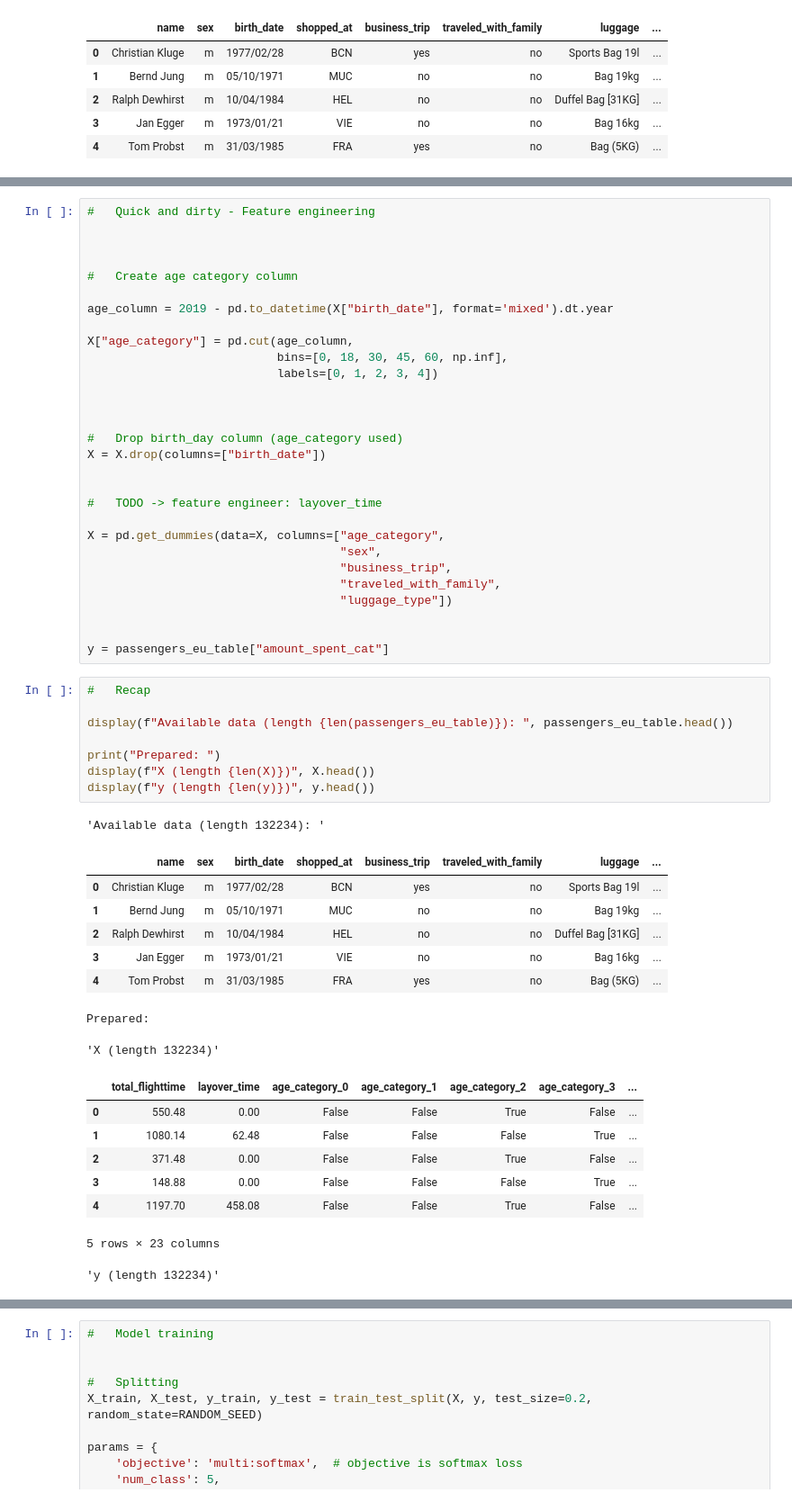
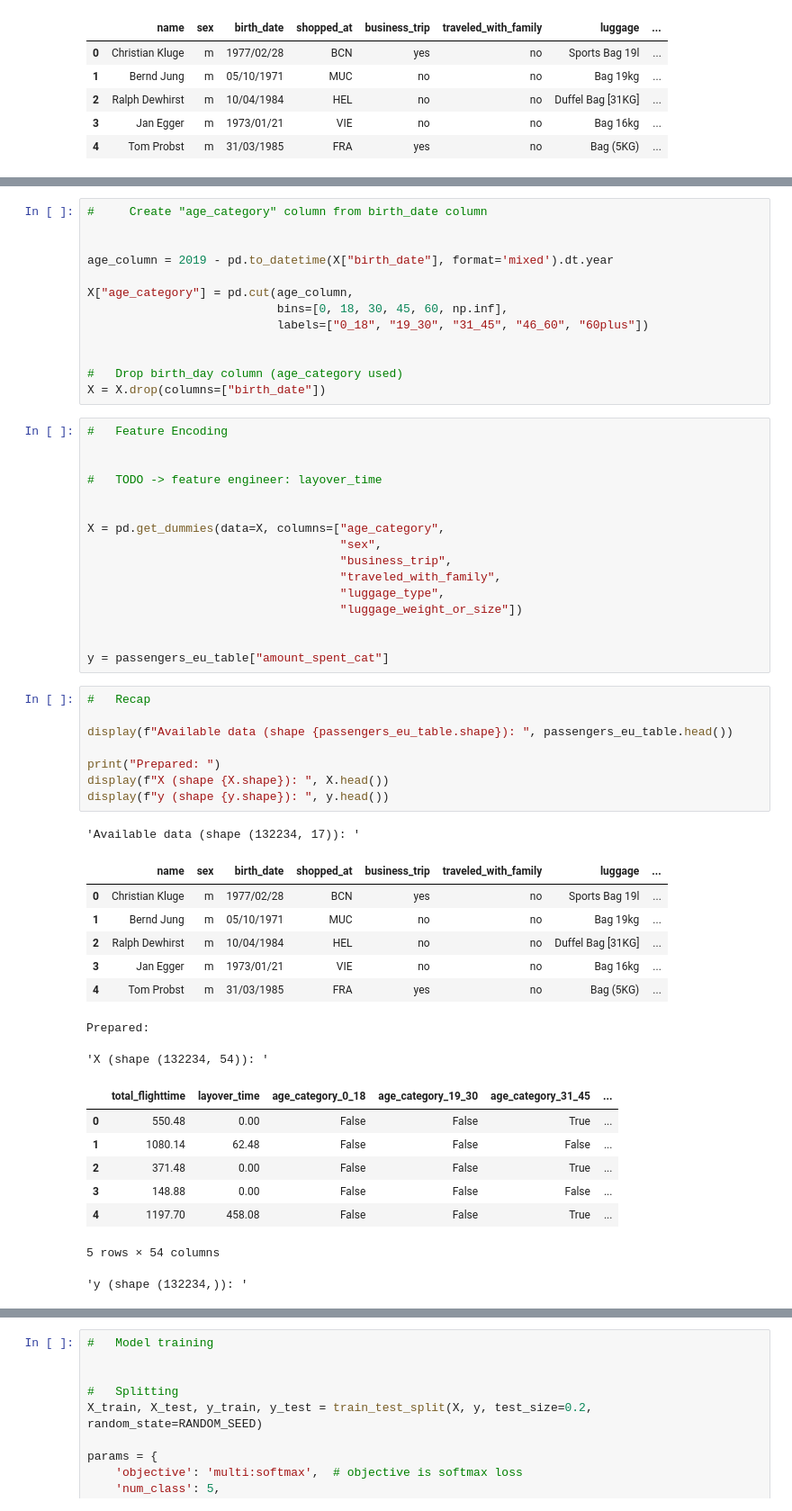
Before and after one commit to lexej/airport-recommendation, a Jupyter notebook: airport_recommenation.ipynb, the cells around one changed output, grey strips where cells are left out. Shown at 90% size. Saved outputs shown, nothing was run; the diff lists cells and outputs as text.

```diff
--- a/airport_recommenation.ipynb
+++ b/airport_recommenation.ipynb
@@ -242,58 +271,58 @@ Name: count, dtype: int64
 # %%
-#   Quick and dirty - Feature engineering
+#     Create "age_category" column from birth_date column
 
-
-
-#   Create age category column
 
 age_column = 2019 - pd.to_datetime(X["birth_date"], format='mixed').dt.year
 
 X["age_category"] = pd.cut(age_column,
                            bins=[0, 18, 30, 45, 60, np.inf],
-                           labels=[0, 1, 2, 3, 4])
-
+                           labels=["0_18", "19_30", "31_45", "46_60", "60plus"])
 
 
 #   Drop birth_day column (age_category used)
 X = X.drop(columns=["birth_date"])
-
-
-#   TODO -> feature engineer: layover_time
-
-X = pd.get_dummies(data=X, columns=["age_category",
-                                    "sex",
-                                    "business_trip",
-                                    "traveled_with_family",
-                                    "luggage_type"])
-
-
-y = passengers_eu_table["amount_spent_cat"]
+# %%
+#   Feature Encoding
+
+
+#   TODO -> feature engineer: layover_time
+
+
+X = pd.get_dummies(data=X, columns=["age_category",
+                                    "sex",
+                                    "business_trip",
+                                    "traveled_with_family",
+                                    "luggage_type",
+                                    "luggage_weight_or_size"])
+
+
+y = passengers_eu_table["amount_spent_cat"]
 # %%
 #   Recap
 
-display(f"Available data (length {len(passengers_eu_table)}): ", passengers_eu_table.head())
+display(f"Available data (shape {passengers_eu_table.shape}): ", passengers_eu_table.head())
 
 print("Prepared: ")
-display(f"X (length {len(X)})", X.head())
-display(f"y (length {len(y)})", y.head())
+display(f"X (shape {X.shape}): ", X.head())
+display(f"y (shape {y.shape}): ", y.head())
 # %% [output]
-'Available data (length 132234): '
+'Available data (shape (132234, 17)): '
 |  | name | sex | birth_date | shopped_at | business_trip | traveled_with_family | luggage | ... |
 | 0 | Christian Kluge | m | 1977/02/28 | BCN | yes | no | Sports Bag 19l | ... |
 | 1 | Bernd Jung | m | 05/10/1971 | MUC | no | no | Bag 19kg | ... |
 | 2 | Ralph Dewhirst | m | 10/04/1984 | HEL | no | no | Duffel Bag [31KG] | ... |
 | 3 | Jan Egger | m | 1973/01/21 | VIE | no | no | Bag 16kg | ... |
 | 4 | Tom Probst | m | 31/03/1985 | FRA | yes | no | Bag (5KG) | ... |
 Prepared:
-'X (length 132234)'
+'X (shape (132234, 54)): '
-|  | total_flighttime | layover_time | age_category_0 | age_category_1 | age_category_2 | age_category_3 | ... |
-| 0 | 550.48 | 0.00 | False | False | True | False | ... |
-| 1 | 1080.14 | 62.48 | False | False | False | True | ... |
-| 2 | 371.48 | 0.00 | False | False | True | False | ... |
-| 3 | 148.88 | 0.00 | False | False | False | True | ... |
-| 4 | 1197.70 | 458.08 | False | False | True | False | ... |
+|  | total_flighttime | layover_time | age_category_0_18 | age_category_19_30 | age_category_31_45 | ... |
+| 0 | 550.48 | 0.00 | False | False | True | ... |
+| 1 | 1080.14 | 62.48 | False | False | False | ... |
+| 2 | 371.48 | 0.00 | False | False | True | ... |
+| 3 | 148.88 | 0.00 | False | False | False | ... |
+| 4 | 1197.70 | 458.08 | False | False | True | ... |
-5 rows × 23 columns
+5 rows × 54 columns
-'y (length 132234)'
+'y (shape (132234,)): '
 0    2
 1    4
 2    2
```
Also changed, not shown: parts of 4 cells of this notebook.
